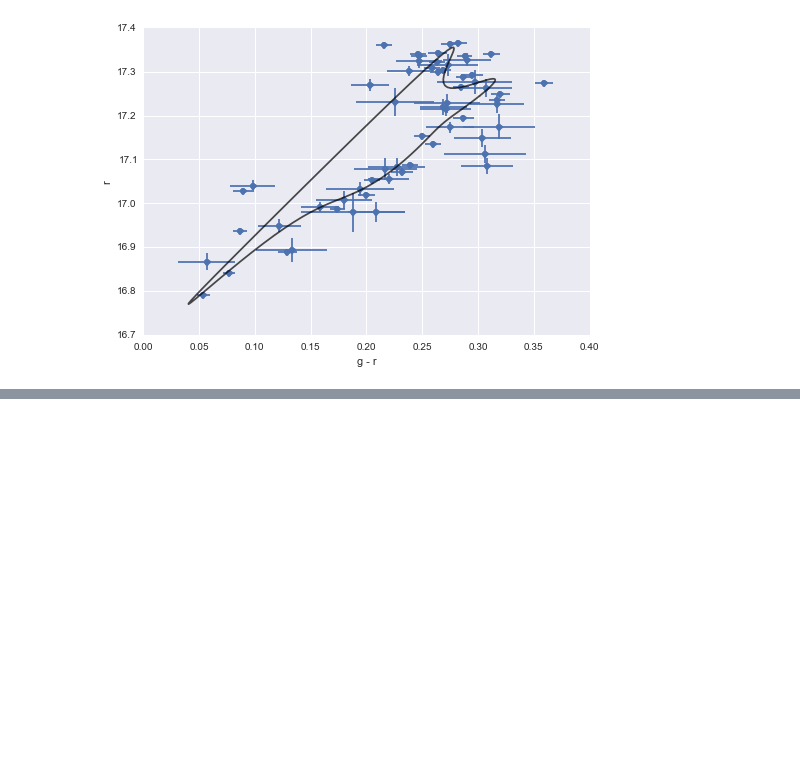
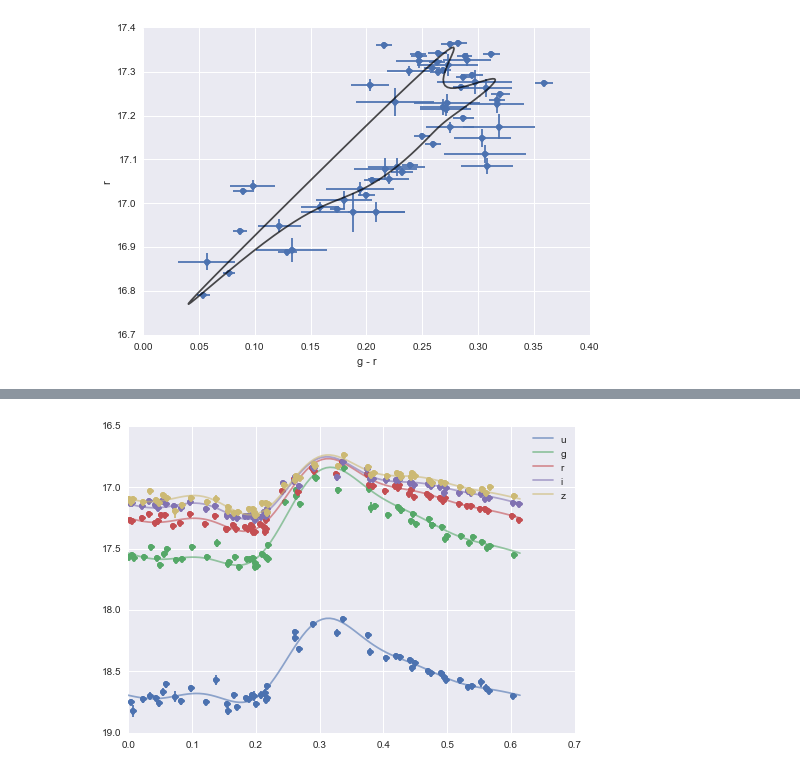
Before and after one commit to jakevdp/multiband_LS, a Jupyter notebook: MultibandLombScargleExample.ipynb, the cells around one changed output, grey strips where cells are left out. Saved outputs shown, nothing was run; the diff lists cells and outputs as text; code cells hidden in the pictures; blank space fills up the shorter version.

```diff
--- a/MultibandLombScargleExample.ipynb
+++ b/MultibandLombScargleExample.ipynb
@@ -101,0 +121,19 @@ plt.xlabel('g - r'); plt.ylabel('r');
+# %%
+P_best = periods[np.argmax(P)]
+omega_best = omegas[np.argmax(P)]
+# %%
+tfit = np.linspace(0, P_best, 100)[:, None]
+
+yfits = model.predict(tfit, ['u', 'g', 'r', 'i', 'z'], omega_best)
+
+colors = plt.rcParams['axes.color_cycle']
+
+for i, (color, filt) in enumerate(zip(colors[:5], 'ugriz')):
+    mask = (filts == filt)
+    plt.errorbar(t[mask] % P_best, y[mask], dy[mask], fmt='o', c=color)
+    plt.plot(tfit, yfits[:, i], '-', c=color, alpha=0.6, label=filts[i])
+
+plt.gca().invert_yaxis()
+plt.legend();
+# %% [output]
+[figure, added]
```
Also changed, not shown: parts of 6 cells of this notebook, 2 other files.
